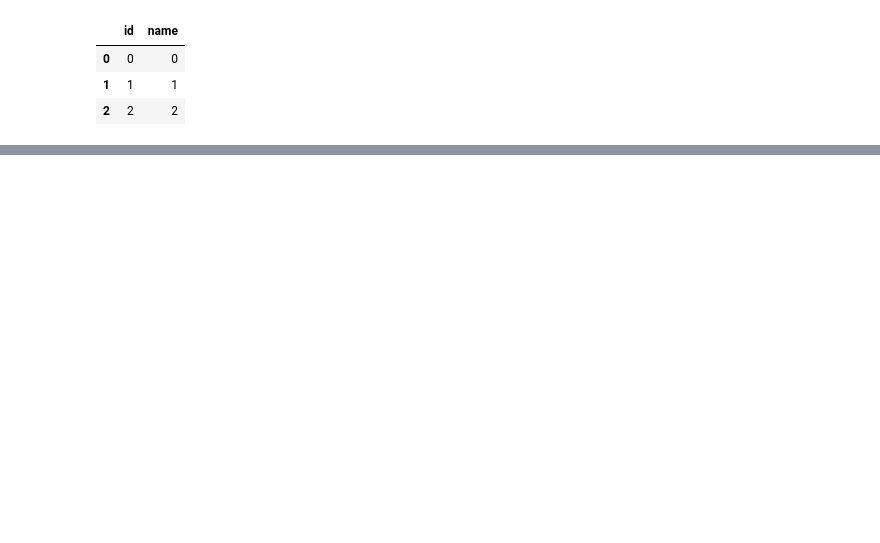
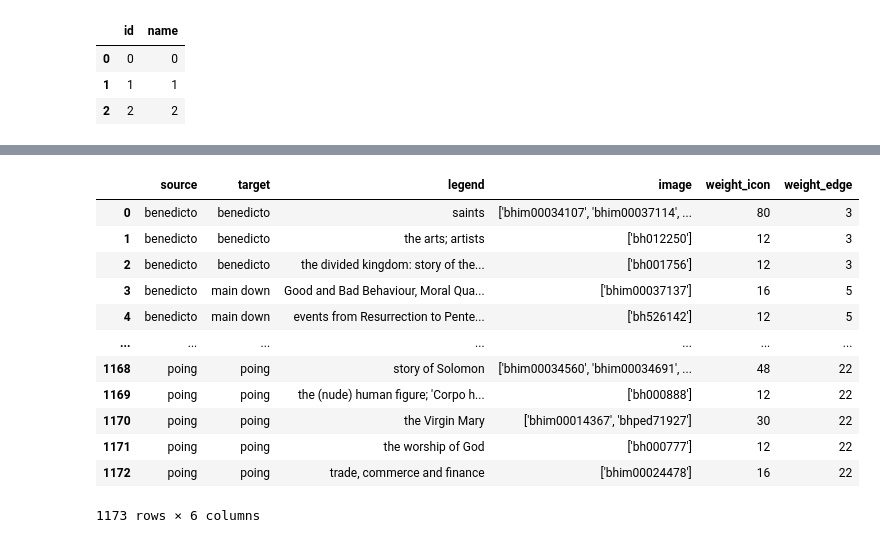
Before and after one commit to VBernasconi/Network_hands, a Jupyter notebook: CLUSTERS_KPS_ICONOGRAPHY_analysis_8_2022.ipynb, the cells around one changed output, grey strips where cells are left out. Drawn from its saved outputs; the diff is of its cells as text; code cells hidden in the pictures; blank space fills up the shorter version.

```diff
--- a/CLUSTERS_KPS_ICONOGRAPHY_analysis_8_2022.ipynb
+++ b/CLUSTERS_KPS_ICONOGRAPHY_analysis_8_2022.ipynb
@@ -335,0 +451,40 @@ node_json = node_df.to_json(orient="records")
+# %%
+edge_df_group = edge_df_group.groupby(['source', 'target', 'legend']).image.apply(list).reset_index()
+# %%
+edge_df_group['image'] = edge_df_group['image'].astype(str)
+# %%
+count_icon = []
+count_edge = []
+#centuries = []
+for key, row in edge_df_group.iterrows():
+    #dup = edge_df_.loc[((edge_df_['source']==row['source']) | (edge_df_['source']==row['target']))
+     #                  & ((edge_df_['target']==row['target']) | (edge_df_['target']==row['source']))
+      #                 & (edge_df_['legend']==row['legend'])]
+
+    dup_edge = len(edge_df_group.loc[(edge_df_group['source']==row['source'])
+                             & (edge_df_group['target']==row['target'])])
+
+    dup_icon = len(row['image'])
+
+    #cent = edge_df_.loc[(edge_df_['source']==row['source']) & (edge_df_['target']==row['target']), 'century']
+    count_icon.append(dup_icon)
+    count_edge.append(dup_edge)
+# %%
+edge_df_group['weight_icon'] = count_icon
+edge_df_group['weight_edge'] = count_edge
+# %%
+edge_df_group
+# %% [output]
+|  | source | target | legend | image | weight_icon | weight_edge |
+| 0 | benedicto | benedicto | saints | ['bhim00034107', 'bhim00037114', ... | 80 | 3 |
+| 1 | benedicto | benedicto | the arts; artists | ['bh012250'] | 12 | 3 |
+| 2 | benedicto | benedicto | the divided kingdom: story of the... | ['bh001756'] | 12 | 3 |
+| 3 | benedicto | main down | Good and Bad Behaviour, Moral Qua... | ['bhim00037137'] | 16 | 5 |
+| 4 | benedicto | main down | events from Resurrection to Pente... | ['bh526142'] | 12 | 5 |
+| ... | ... | ... | ... | ... | ... | ... |
+| 1168 | poing | poing | story of Solomon | ['bhim00034560', 'bhim00034691', ... | 48 | 22 |
+| 1169 | poing | poing | the (nude) human figure; 'Corpo h... | ['bh000888'] | 12 | 22 |
+| 1170 | poing | poing | the Virgin Mary | ['bhim00014367', 'bhped71927'] | 30 | 22 |
+| 1171 | poing | poing | the worship of God | ['bh000777'] | 12 | 22 |
+| 1172 | poing | poing | trade, commerce and finance | ['bhim00024478'] | 16 | 22 |
+1173 rows × 6 columns
```
Also changed, not shown: parts of 89 cells of this notebook, 3 other files.
